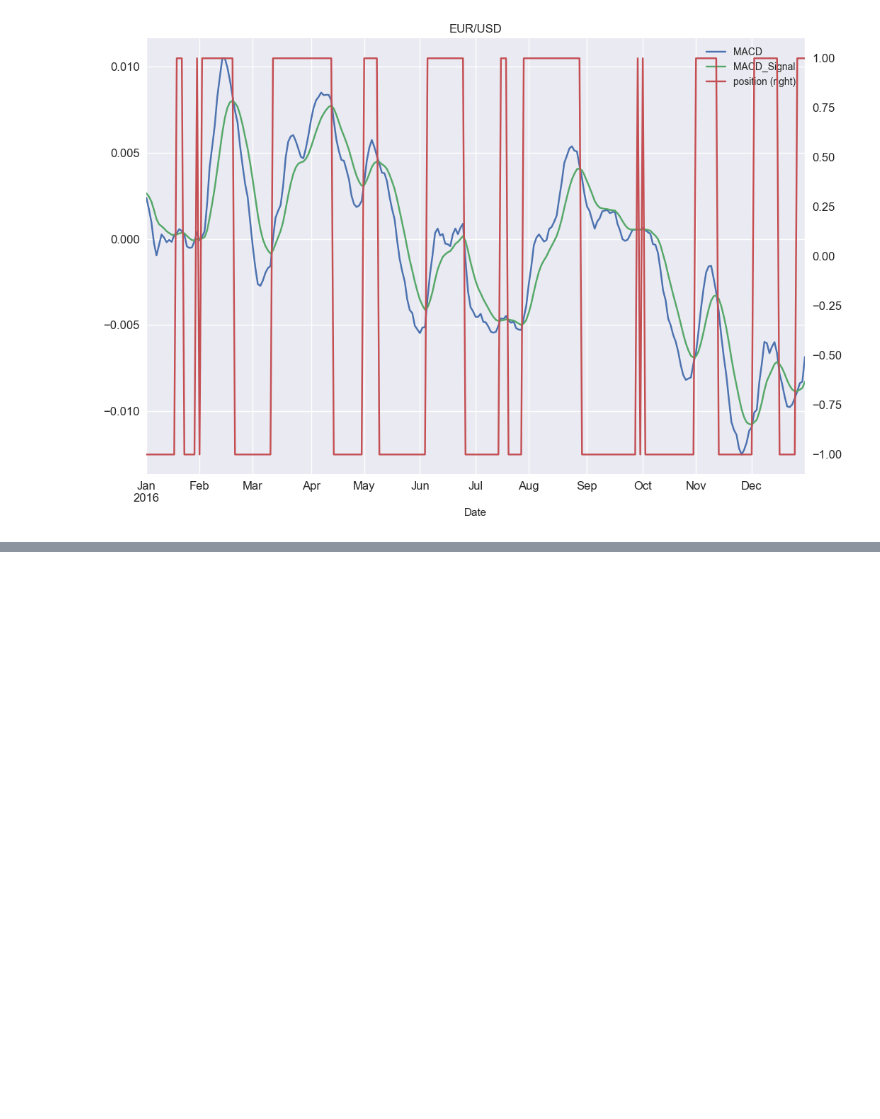
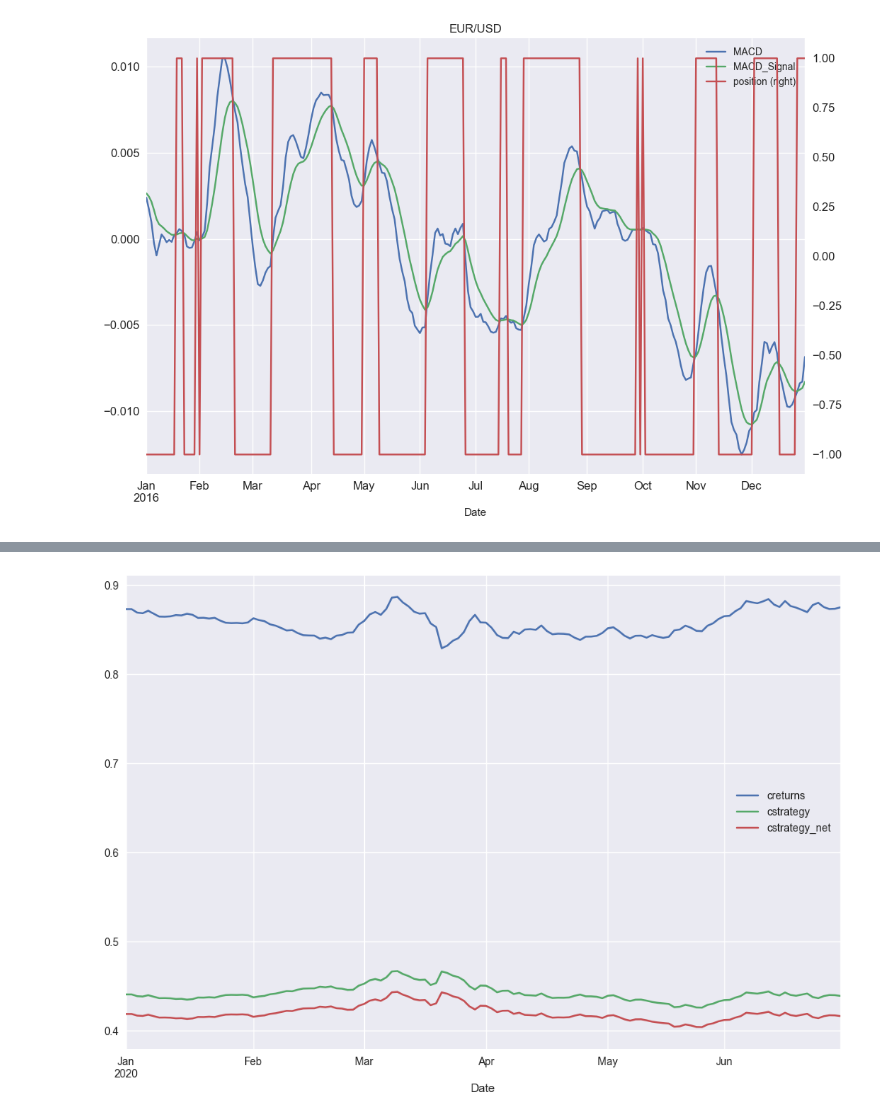
Before and after one commit to AvirukthGT/AlgoTrading, a Jupyter notebook: MACD/MACD.ipynb, the cells around one changed output, grey strips where cells are left out. Cells and saved outputs as stored; diff of their text form; code cells hidden in the pictures; blank space fills up the shorter version.

```diff
--- a/MACD/MACD.ipynb
+++ b/MACD/MACD.ipynb
@@ -86,0 +119,5 @@ plt.show()
+# %%
+data.loc["2020", ["creturns", "cstrategy", "cstrategy_net"]].plot(figsize = (12 , 8))
+plt.show()
+# %% [output]
+[figure, added]
```
Also changed, not shown: parts of 11 cells of this notebook.
